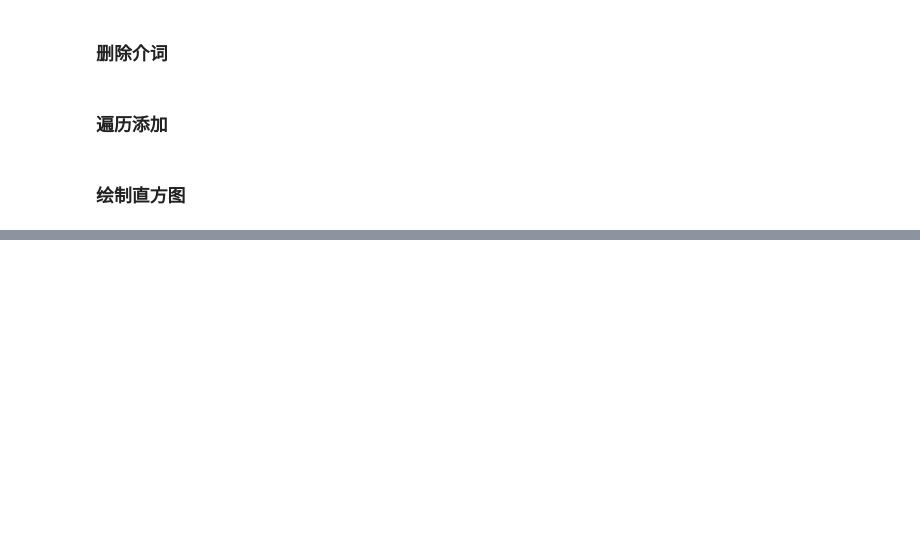
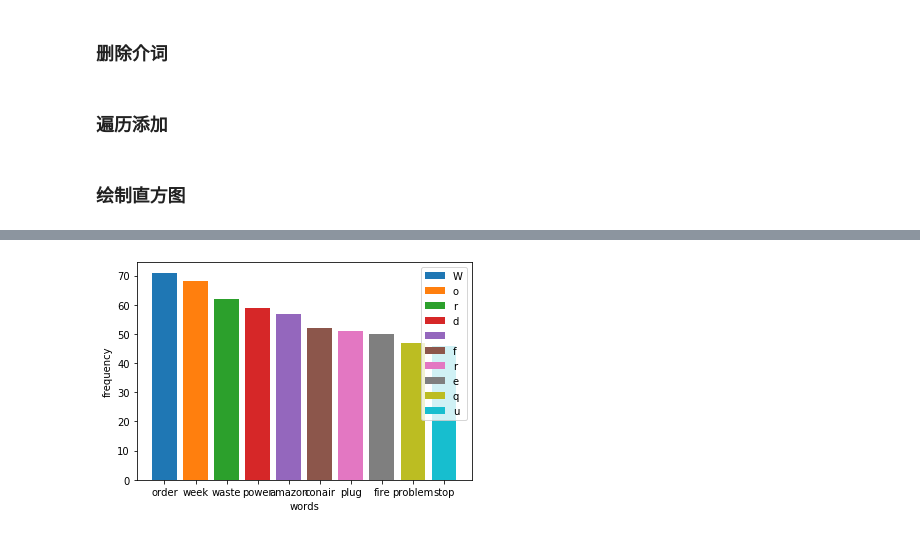
Before and after one commit to Ryan0v0/MCM2020_problemC, a Jupyter notebook: Exploratory Data Analysis.ipynb, the cells around one changed output, grey strips where cells are left out. Drawn from its saved outputs; the diff is of its cells as text; code cells hidden in the pictures; blank space fills up the shorter version.

```diff
--- a/Exploratory Data Analysis.ipynb
+++ b/Exploratory Data Analysis.ipynb
@@ -273,0 +775,9 @@ plt.show()
+# %%
+for i in range(10,20):
+    plt.bar((data_n[i][1],),(data_n[i][0],))
+plt.xlabel('words')                                   # 显示x轴名称
+plt.ylabel('frequency')                                   # 显示y轴名称
+plt.legend('Word frequency histogram')                             #显示图例
+plt.show()
+# %% [output]
+[figure, added]
```
Also changed, not shown: parts of 60 cells of this notebook, 11 other files.
